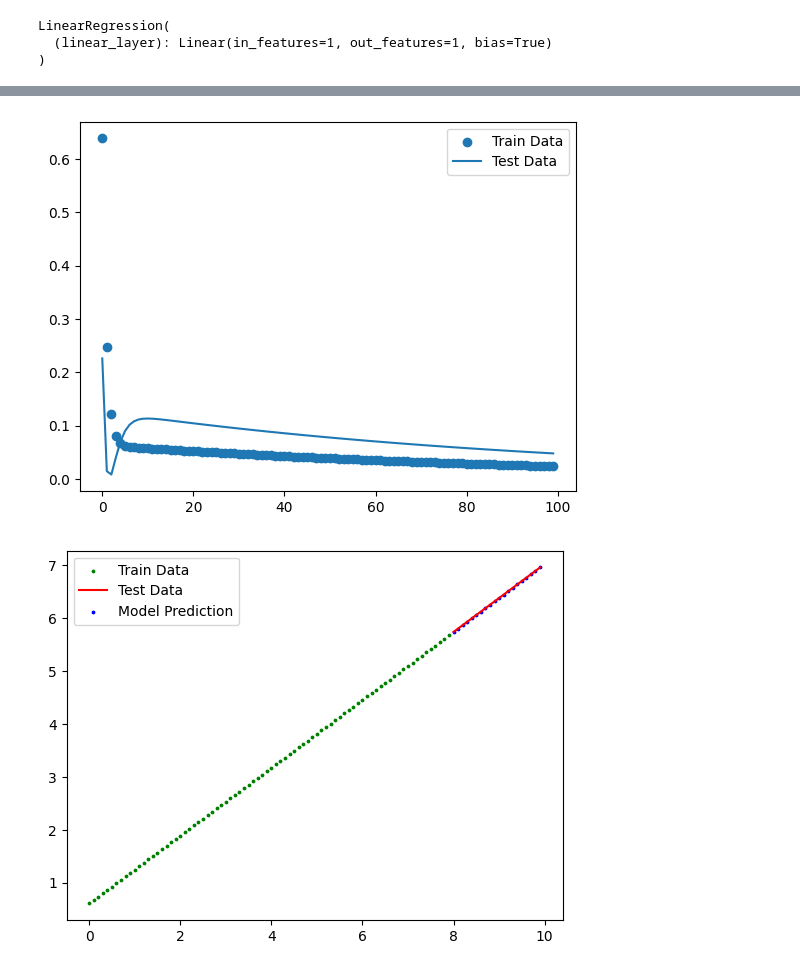
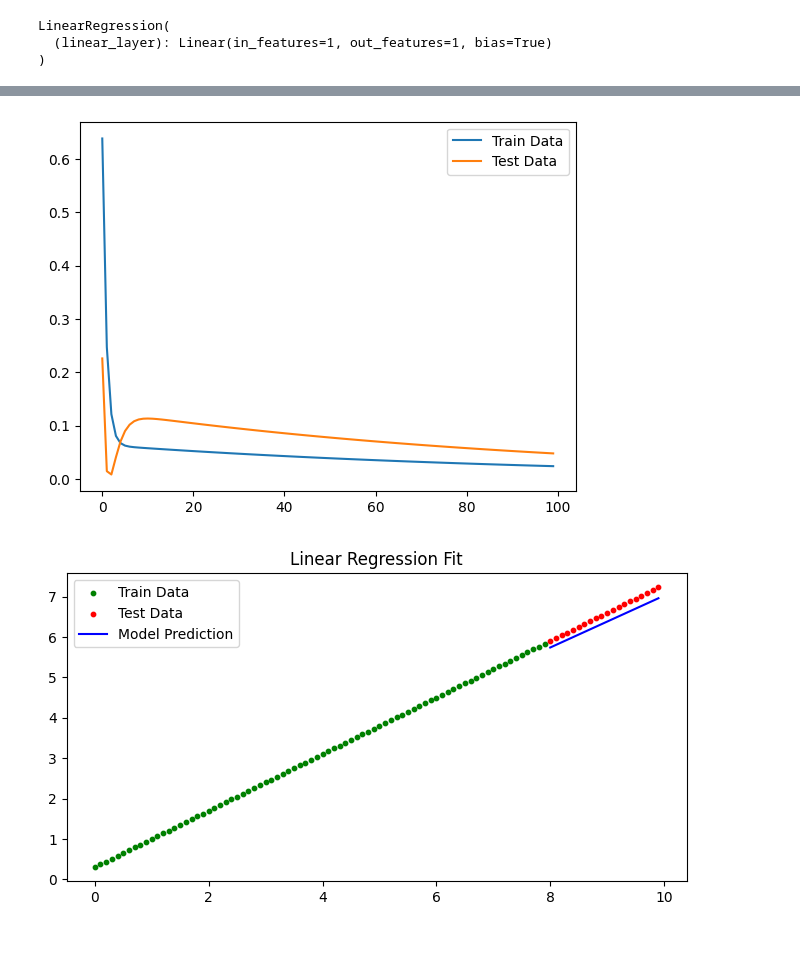
Before and after one commit to axiomchronicles/neural_network_learning, a Jupyter notebook: PyTorch_Learning/pathway_03.ipynb, the cells around one changed output, grey strips where cells are left out. Drawn from its saved outputs; the diff is of its cells as text; code cells hidden in the pictures; blank space fills up the shorter version.

Commit message:
PyTorch | Improved Model Prediction

```diff
--- a/PyTorch_Learning/pathway_03.ipynb
+++ b/PyTorch_Learning/pathway_03.ipynb
@@ -26,6 +26,7 @@ bias = 0.3
 torch.manual_seed(42)
 
 X = torch.arange(0, 10, 0.1, device = device).unsqueeze(dim=1)
+X = (X - X.mean()) / X.std()
 y = bias + weight * X
 
 split = int(0.8 * len(X))
@@ -59,7 +78,7 @@ test_losses = []
 torch.manual_seed(42)
 
 loss_fn = torch.nn.MSELoss()
-optimizer = torch.optim.SGD(model.parameters(), lr=0.01)
+optimizer = torch.optim.Adam(model.parameters(), lr=0.01)
 
 for epoch in range(epochs):
     model.train()
@@ -82,20 +101,23 @@ for epoch in range(epochs):
 
     epoch_count.append(epoch)
 # %%
-plt.scatter(epoch_count, losses, label = "Train Data")
+plt.plot(epoch_count, losses, label = "Train Data")
 plt.plot(epoch_count, test_losses, label = "Test Data")
 plt.legend()
 plt.show()
 # %% [output]
-[figure, old version]
+[figure, new version]
 # %%
 with torch.inference_mode():
-    model_y_pred = model(X_test)
+    y_pred_train = model(X_train)
+    y_pred_test = model(X_test)
 # %%
-plt.scatter(X_train.cpu(), y_pred.cpu().detach().numpy(), label = "Train Data", s = 3, color = "green")
-plt.plot(X_test.cpu(), test_y_pred.cpu().detach().numpy(), label = "Test Data", color = "red")
-plt.scatter(X_test.cpu(), model_y_pred.cpu().detach().numpy(), label = "Model Prediction", s = 3, color = "blue")
+plt.figure(figsize=(8,4))
+plt.scatter(X_train.cpu(), y_train.cpu(), label="Train Data", color="green", s=10)
+plt.scatter(X_test.cpu(), y_test.cpu(), label="Test Data", color="red", s=10)
+plt.plot(X_test.cpu(), y_pred_test.cpu(), label="Model Prediction", color="blue")
 plt.legend()
+plt.title("Linear Regression Fit")
 plt.show()
 # %% [output]
-[figure, old version]
+[figure, new version]
```
Also changed, not shown: parts of 2 cells of this notebook.
